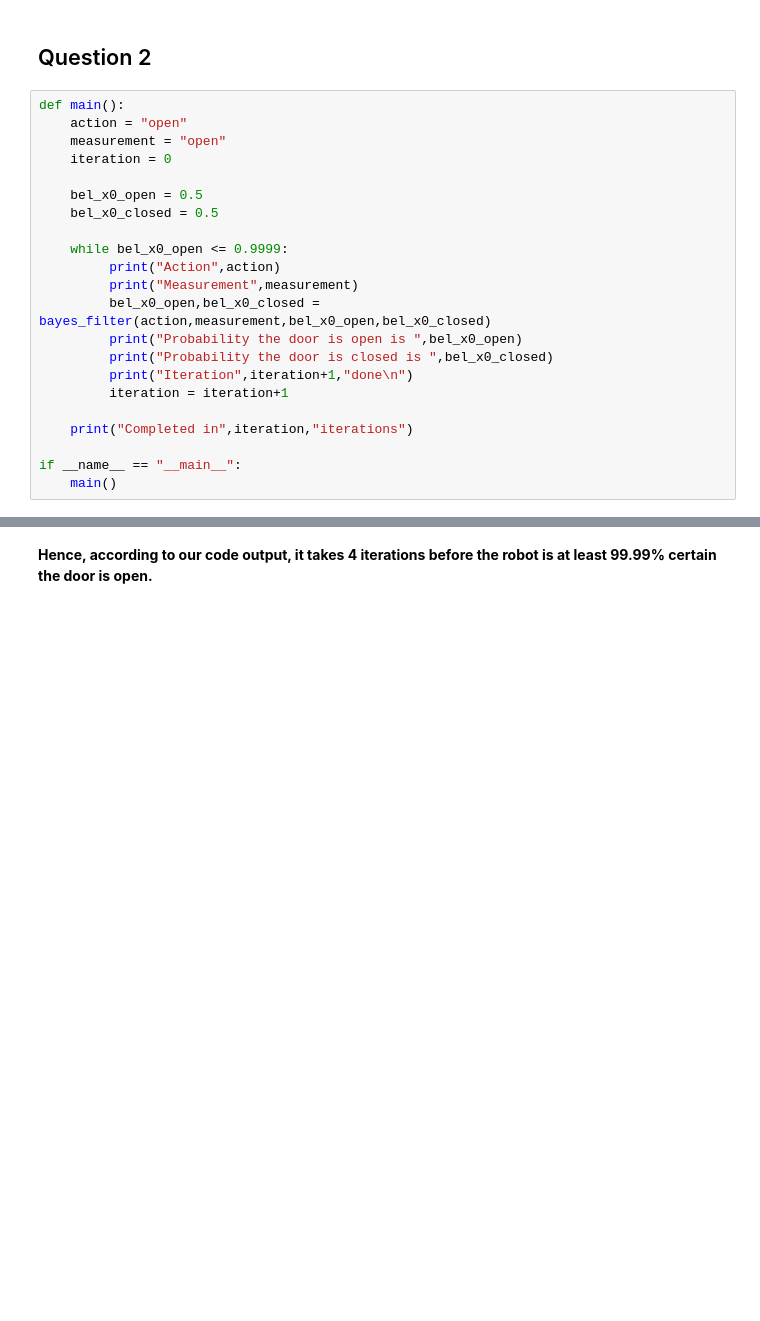
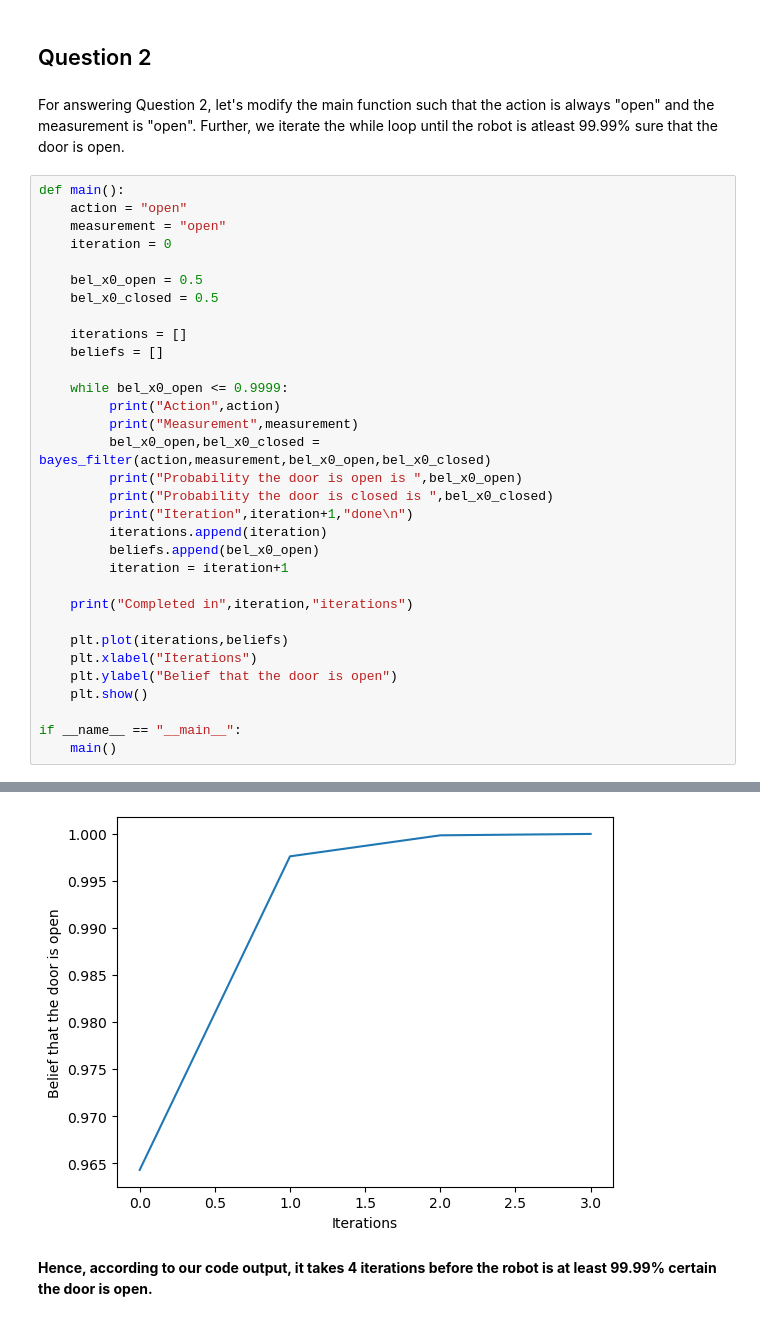
Before and after one commit to pvrohin/RBE595-AdvancedRobotNavigation, a Jupyter notebook: Bayes Filter/bayes_filter_modified.ipynb, the cells around one changed output, grey strips where cells are left out. Cells and saved outputs as stored; diff of their text form; blank space fills up the shorter version.

```diff
--- a/Bayes Filter/bayes_filter_modified.ipynb
+++ b/Bayes Filter/bayes_filter_modified.ipynb
@@ -170,6 +188,8 @@ Completed in 9 iterations
 **Hence, according to our code output, it takes 9 iterations before the robot is at least 99.99% certain the door is open.**
 # %% [markdown]
 ## Question 2
+# %% [markdown]
+For answering Question 2, let's modify the main function such that the action is always "open" and the measurement is "open". Further, we iterate the while loop until the robot is atleast 99.99% sure that the door is open.
 # %%
 def main():
     action = "open"
@@ -179,37 +199,48 @@ def main():
     bel_x0_open = 0.5
     bel_x0_closed = 0.5
 
+    iterations = []
+    beliefs = []
+
     while bel_x0_open <= 0.9999:
          print("Action",action)
          print("Measurement",measurement)
          bel_x0_open,bel_x0_closed = bayes_filter(action,measurement,bel_x0_open,bel_x0_closed)
          print("Probability the door is open is ",bel_x0_open)
          print("Probability the door is closed is ",bel_x0_closed)
          print("Iteration",iteration+1,"done\n")
+         iterations.append(iteration)
+         beliefs.append(bel_x0_open)
          iteration = iteration+1
 
     print("Completed in",iteration,"iterations")
 
+    plt.plot(iterations,beliefs)
+    plt.xlabel("Iterations")
+    plt.ylabel("Belief that the door is open")
+    plt.show()
+
 if __name__ == "__main__":
     main()
 # %% [output]
 Action open
 Measurement open
 Probability the door is open is  0.9642857142857143
 Probability the door is closed is  0.03571428571428572
 Iteration 1 done
 
 Action open
 Measurement open
 Probability the door is open is  0.9976076555023923
 Probability the door is closed is  0.002392344497607656
 Iteration 2 done
 
 ... (9 lines left out)
 Probability the door is closed is  1.063626114148355e-05
 Iteration 4 done
 
 Completed in 4 iterations
+[figure, added]
 # %% [markdown]
 **Hence, according to our code output, it takes 4 iterations before the robot is at least 99.99% certain the door is open.**
 # %% [markdown]
```
Also changed, not shown: parts of 6 cells of this notebook, 1 other file.
